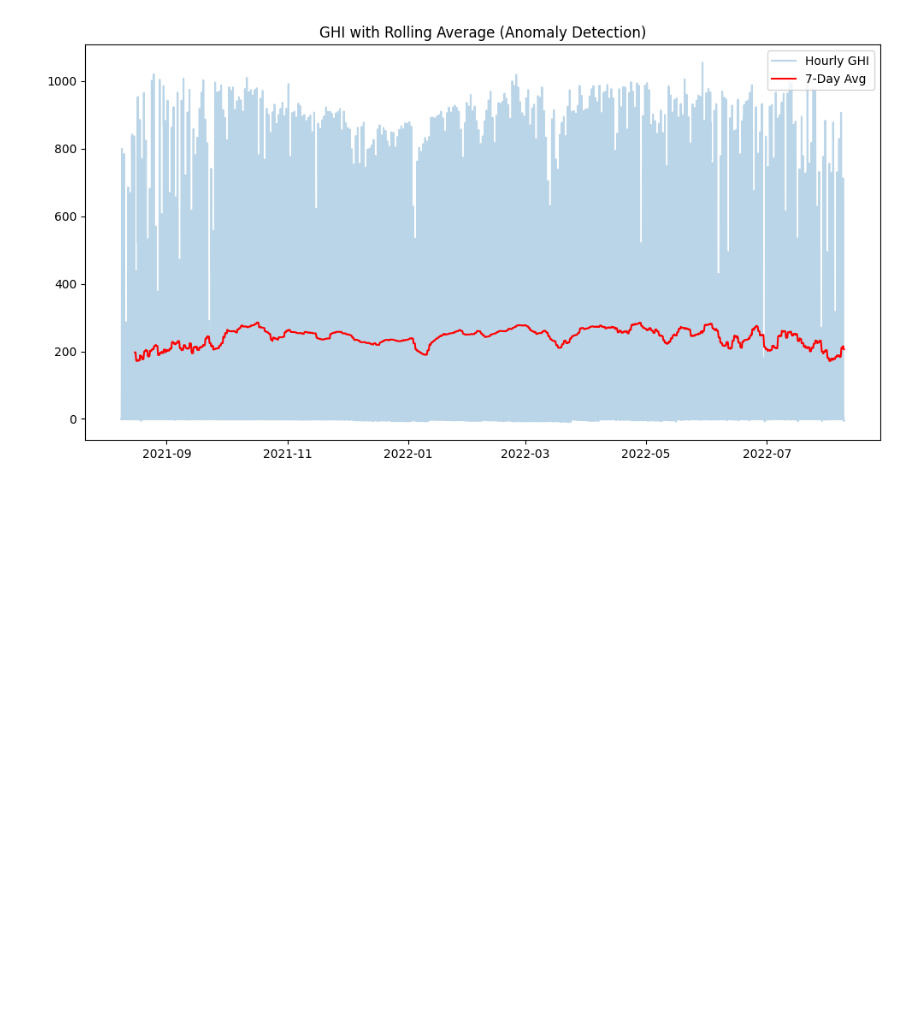
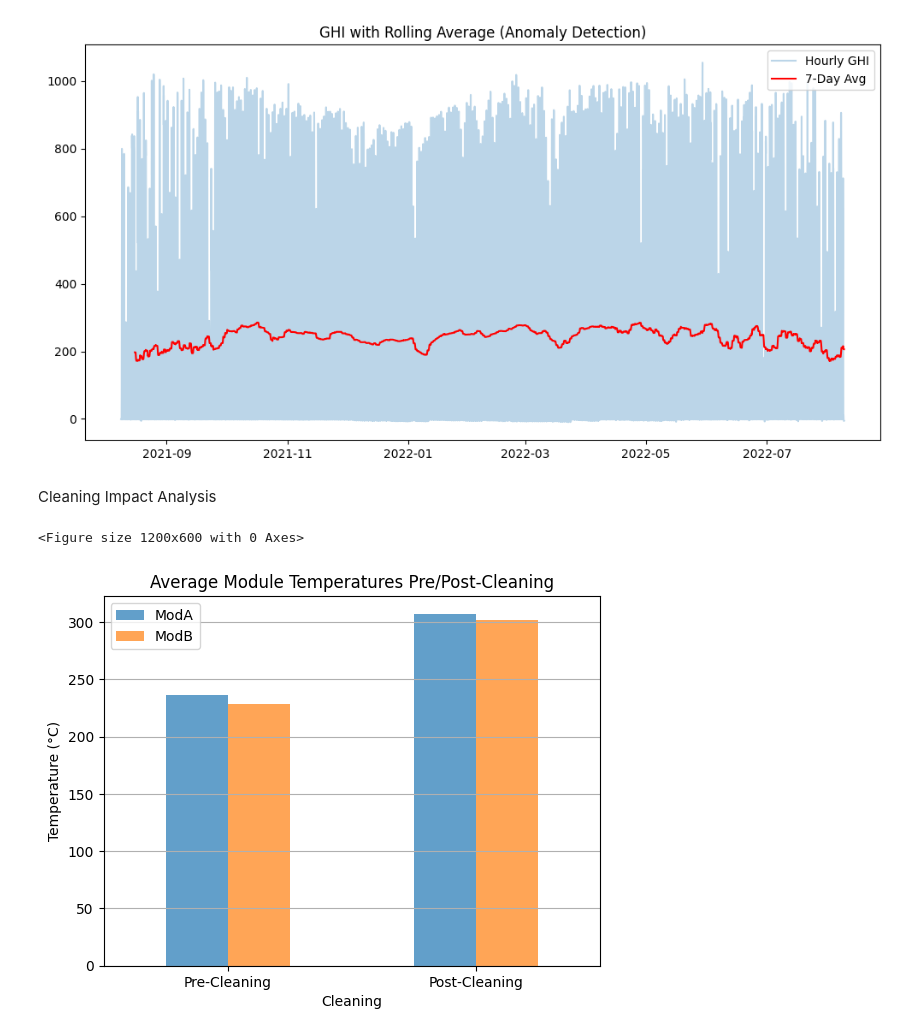
Before and after one commit to Getaye-Biaznlgn/solar-challenge-week1, a Jupyter notebook: src/notebooks/benin_eda.ipynb, the cells around one changed output. Drawn from its saved outputs; the diff is of its cells as text; code cells hidden in the pictures; blank space fills up the shorter version.

```diff
--- a/src/notebooks/benin_eda.ipynb
+++ b/src/notebooks/benin_eda.ipynb
@@ -233,3 +210,17 @@ plt.legend()
 plt.show()
 # %% [output]
 [figure]
+# %% [markdown]
+Cleaning Impact Analysis
+# %%
+# Group by Cleaning flag and compare module temperatures
+plt.figure(figsize=(12, 6))
+df.groupby('Cleaning')[['ModA', 'ModB']].mean().plot(kind='bar', alpha=0.7)
+plt.title('Average Module Temperatures Pre/Post-Cleaning')
+plt.ylabel('Temperature (°C)')
+plt.xticks([0,1], ['Pre-Cleaning', 'Post-Cleaning'], rotation=0)
+plt.grid(axis='y')
+plt.show()
+# %% [output]
+<Figure size 1200x600 with 0 Axes>
+[figure, added]
```
Also changed, not shown: parts of 10 cells of this notebook.
